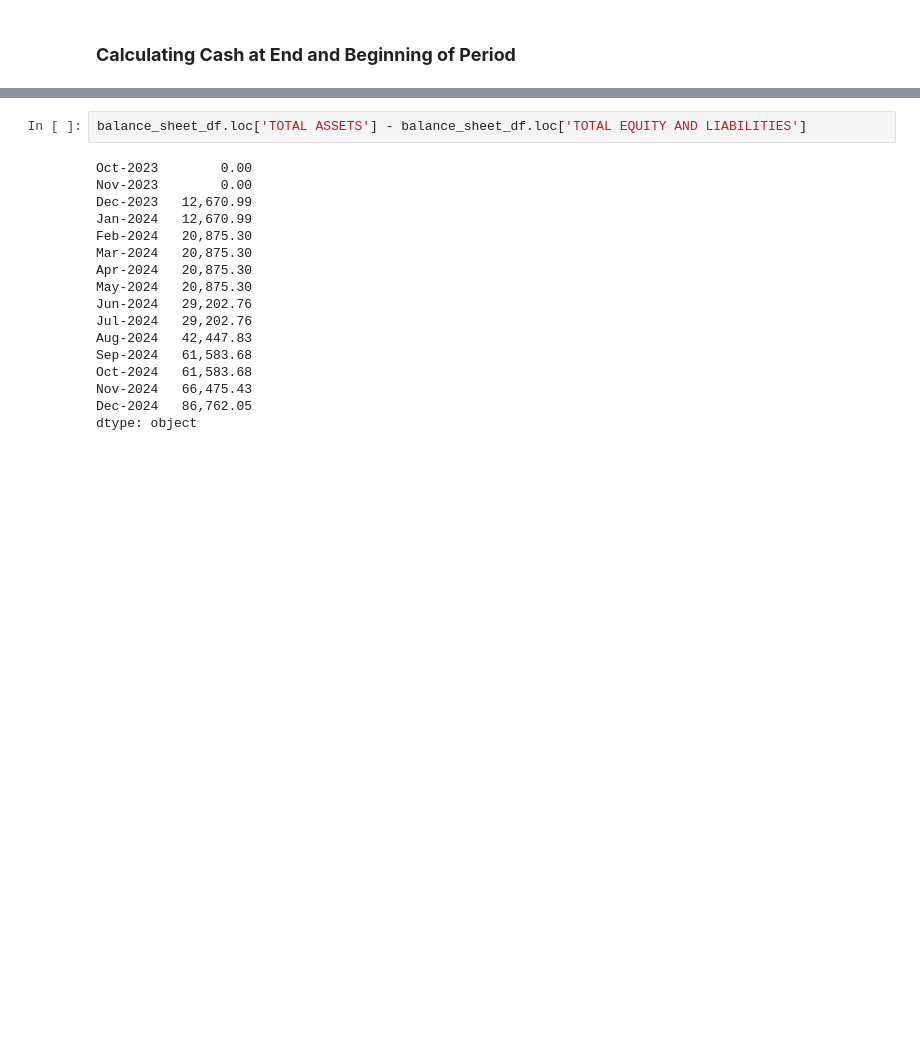
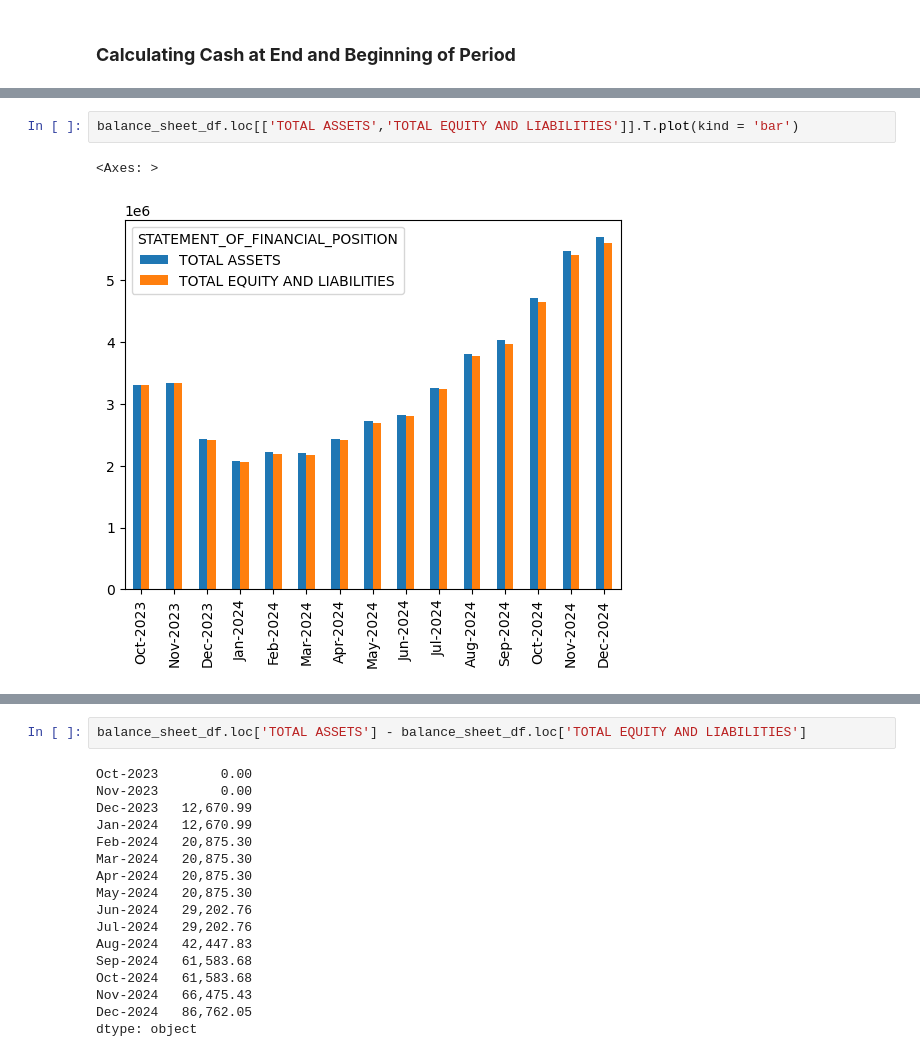
Before and after one commit to judahtc/manage-tenants-template, a Jupyter notebook: notebook_model.ipynb, the cells around one changed output, grey strips where cells are left out. Cells and saved outputs as stored; diff of their text form; blank space fills up the shorter version.

```diff
--- a/notebook_model.ipynb
+++ b/notebook_model.ipynb
@@ -2153,3 +2322,8 @@ dtype: object
+# %%
+balance_sheet_df.loc[['TOTAL ASSETS','TOTAL EQUITY AND LIABILITIES']].T.plot(kind = 'bar')
+# %% [output]
+<Axes: >
+[figure, added]
 # %%
 statement_of_cashflow_yearly_df = (
     statement_of_cashflows.calculate_statement_of_cashflow_yearly_df(
```
Also changed, not shown: parts of 41 cells of this notebook, 5 other files.
